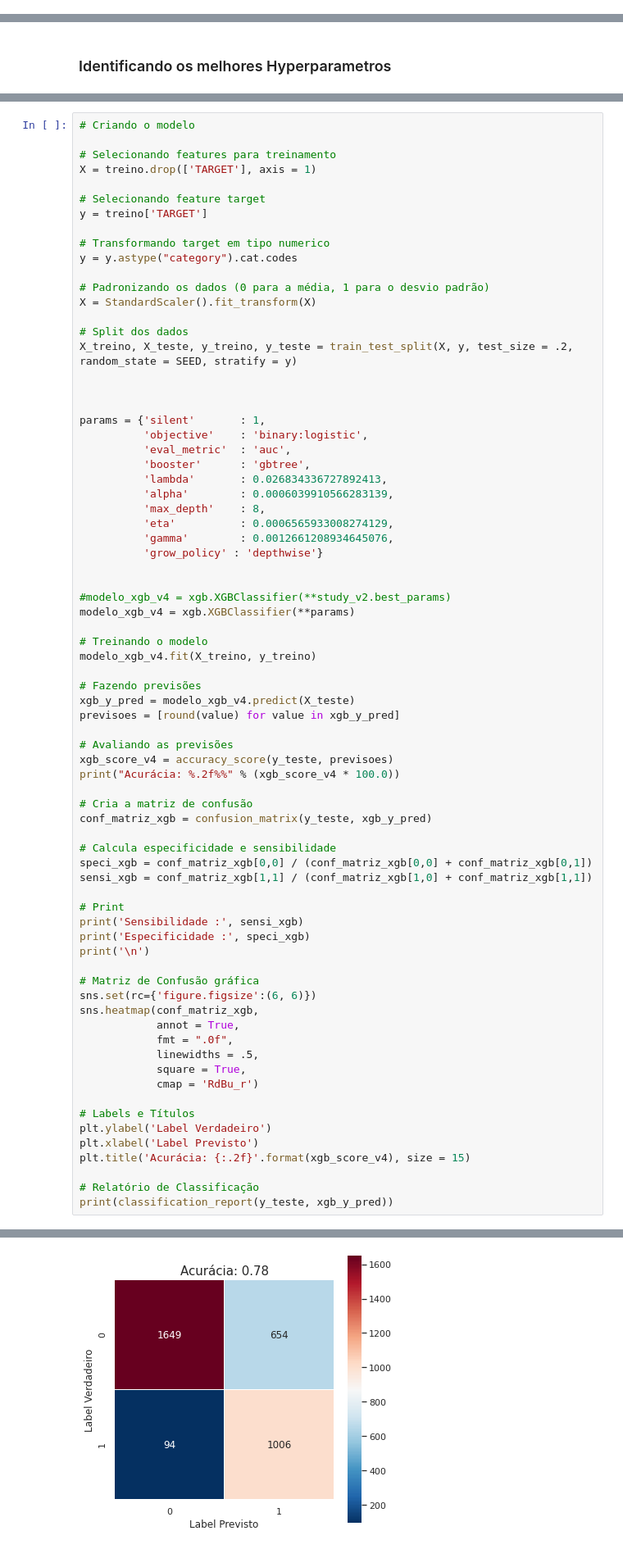
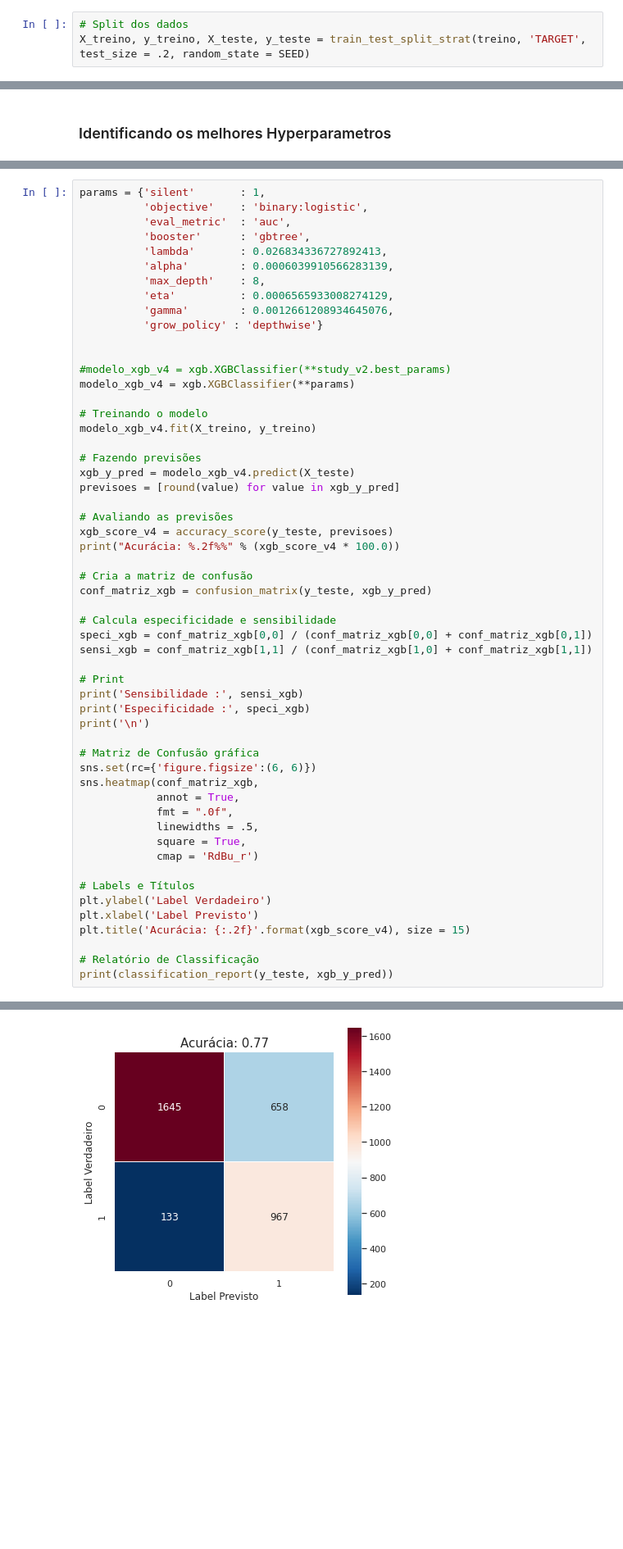
Before and after one commit to RodrigoLima82/Maratona_IBM_2020, a Jupyter notebook: Desafio_07/notebook/Desafio-07-XGB_v2.ipynb, the cells around one changed output, grey strips where cells are left out. Shown: that part at 82% size. Saved outputs shown, nothing was run; the diff lists cells and outputs as text; blank space fills up the shorter version.

```diff
--- a/Desafio_07/notebook/Desafio-07-XGB_v2.ipynb
+++ b/Desafio_07/notebook/Desafio-07-XGB_v2.ipynb
@@ -136,0 +159,3 @@ X_treino, X_teste, y_treino, y_teste = train_test_split(X, y, test_size = .2, ra
+# %%
+# Split dos dados
+X_treino, y_treino, X_teste, y_teste = train_test_split_strat(treino, 'TARGET', test_size = .2, random_state = SEED)
@@ -392,23 +453,4 @@ study_v2.best_params
 # %%
-# Criando o modelo
-
-# Selecionando features para treinamento
-X = treino.drop(['TARGET'], axis = 1)
-
-# Selecionando feature target
-y = treino['TARGET']
-
-# Transformando target em tipo numerico
-y = y.astype("category").cat.codes
-
-# Padronizando os dados (0 para a média, 1 para o desvio padrão)
-X = StandardScaler().fit_transform(X)
-
-# Split dos dados
-X_treino, X_teste, y_treino, y_teste = train_test_split(X, y, test_size = .2, random_state = SEED, stratify = y)
-
-
-
 params = {'silent'       : 1,
           'objective'    : 'binary:logistic',
           'eval_metric'  : 'auc',
@@ -480,3 +526,3 @@ weighted avg       0.84      0.78      0.79      3403
-[figure, old version]
+[figure, new version]
 # %% [markdown]
 ### Bayesian Optimization
```
Also changed, not shown: parts of 22 cells of this notebook, 44 other files.
